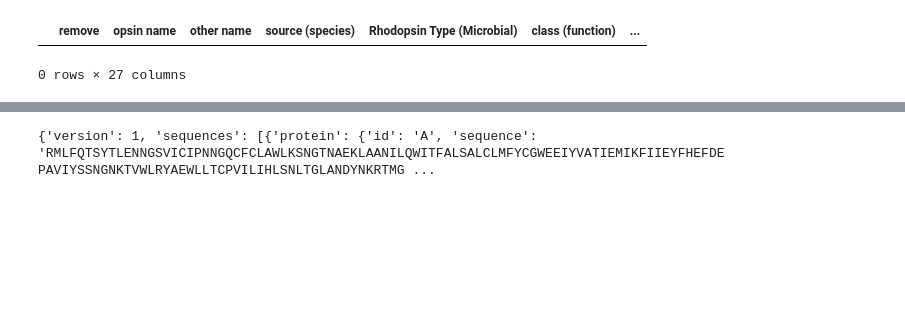
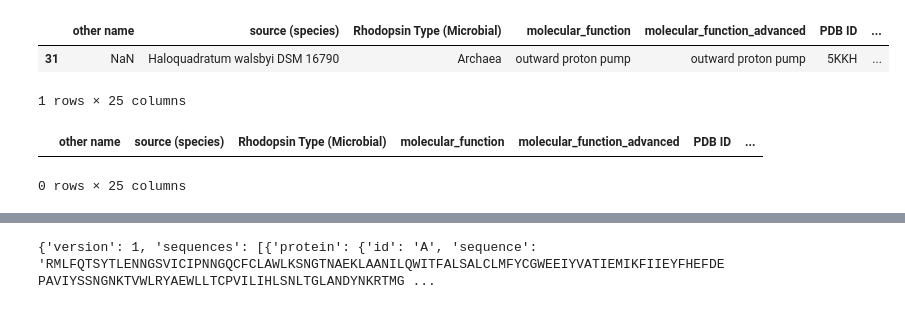
Before and after one commit to flurinh/MOGRN, a Jupyter notebook: prepare_yaml.ipynb, the cells around one changed output, grey strips where cells are left out. Saved outputs shown, nothing was run; the diff lists cells and outputs as text; code cells hidden in the pictures; blank space fills up the shorter version.

```diff
--- a/prepare_yaml.ipynb
+++ b/prepare_yaml.ipynb
@@ -1,9 +1,7 @@
 # %%
 import pandas as pd
 # %%
-df = pd.read_excel('property/mo_exp_edited.xlsx', index_col=0)
+df = pd.read_excel('property/mo_exp.xlsx', index_col=0)
-# %%
-df = df[df['remove']=='include']
 # %%
 df.columns
 # %% [output]
@@ -22,5 +35,11 @@ df = df.reset_index(drop=True)
 # %%
-df[df['short_name']=='NaN']
+df[df['PDB ID']=='5KKH']
 # %% [output]
-|  | remove | opsin name | other name | source (species) | Rhodopsin Type (Microbial) | class (function) | ... |
+|  | other name | source (species) | Rhodopsin Type (Microbial) | molecular_function | molecular_function_advanced | PDB ID | ... |
+| 31 | NaN | Haloquadratum walsbyi DSM 16790 | Archaea | outward proton pump | outward proton pump | 5KKH | ... |
-0 rows × 27 columns
+1 rows × 25 columns
+# %%
+df[df['short_name']=='NaN']
+# %% [output]
+|  | other name | source (species) | Rhodopsin Type (Microbial) | molecular_function | molecular_function_advanced | PDB ID | ... |
+0 rows × 25 columns
```
Also changed, not shown: parts of 15 cells of this notebook, 24 other files.
